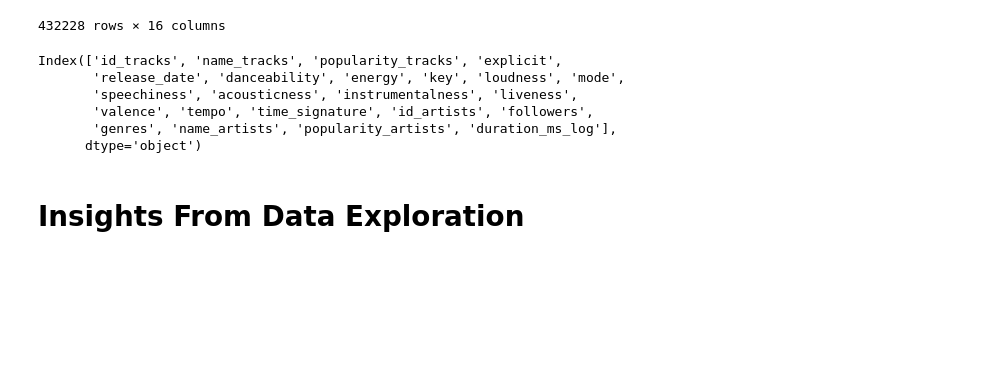
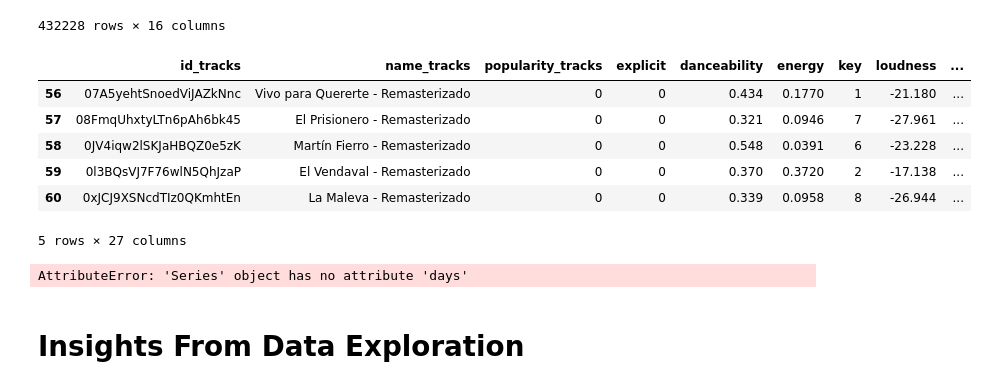
Before and after one commit to xmh3698/AML_Project, a Jupyter notebook: Analysis.ipynb, the cells around one changed output. Cells and saved outputs as stored; diff of their text form; code cells hidden in the pictures; blank space fills up the shorter version.

Commit message:
update clean_df

```diff
--- a/Analysis.ipynb
+++ b/Analysis.ipynb
@@ -245,6 +245,14 @@ merged_df[num_features]
 | 470036 | 258267 | 0 | 0.560 | 0.5180 | 0 | -7.471 | 0 | 0.0292 | 0.785 | ... |
 | 470037 | 153293 | 0 | 0.765 | 0.6630 | 0 | -5.223 | 1 | 0.0652 | 0.141 | ... |
 432228 rows × 16 columns
+# %%
+merged_df['release_date'] = pd.to_datetime(merged_df['release_date'])
+merged_df['year'] = merged_df['release_date'].dt.isocalendar().year
+merged_df['month'] = merged_df['release_date'].dt.month
+merged_df['day'] = merged_df['release_date'].dt.day
+merged_df['dayofweek'] = merged_df['release_date'].dt.dayofweek
+merged_df['weekofyear'] = merged_df['release_date'].dt.weekofyear
+merged_df = merged_df.drop('release_date', axis=1)
 # %%
 # remove outliers in liveness and speechiness
 merged_df["duration_ms_log"] = np.log(merged_df["duration_ms"])
@@ -275,14 +283,21 @@ df_clean = df_clean[(df_clean["speechiness"] >= min) | (df_clean["speechiness"]
 # %%
 df_clean.columns
 #len(df_clean)
-#df_clean.to_csv("Dataset/clean_df.csv")
+df_clean.to_csv("Dataset/clean_df.csv")
-# %% [output]
-Index(['id_tracks', 'name_tracks', 'popularity_tracks', 'explicit',
-       'release_date', 'danceability', 'energy', 'key', 'loudness', 'mode',
-       'speechiness', 'acousticness', 'instrumentalness', 'liveness',
-       'valence', 'tempo', 'time_signature', 'id_artists', 'followers',
-       'genres', 'name_artists', 'popularity_artists', 'duration_ms_log'],
-      dtype='object')
+# %%
+df_clean.head()
+# %% [output]
+|  | id_tracks | name_tracks | popularity_tracks | explicit | danceability | energy | key | loudness | ... |
+| 56 | 07A5yehtSnoedViJAZkNnc | Vivo para Quererte - Remasterizado | 0 | 0 | 0.434 | 0.1770 | 1 | -21.180 | ... |
+| 57 | 08FmqUhxtyLTn6pAh6bk45 | El Prisionero - Remasterizado | 0 | 0 | 0.321 | 0.0946 | 7 | -27.961 | ... |
+| 58 | 0JV4iqw2lSKJaHBQZ0e5zK | Martín Fierro - Remasterizado | 0 | 0 | 0.548 | 0.0391 | 6 | -23.228 | ... |
+| 59 | 0l3BQsVJ7F76wlN5QhJzaP | El Vendaval - Remasterizado | 0 | 0 | 0.370 | 0.3720 | 2 | -17.138 | ... |
+| 60 | 0xJCJ9XSNcdTIz0QKmhtEn | La Maleva - Remasterizado | 0 | 0 | 0.339 | 0.0958 | 8 | -26.944 | ... |
+5 rows × 27 columns
+# %%
+pd.to_datetime(df_num['release_date']).days
+# %% [output]
+AttributeError: 'Series' object has no attribute 'days'
 # %% [markdown]
 # Insights From Data Exploration
 # %% [markdown]
```
Also changed, not shown: parts of 3 cells of this notebook, 1 other file.
